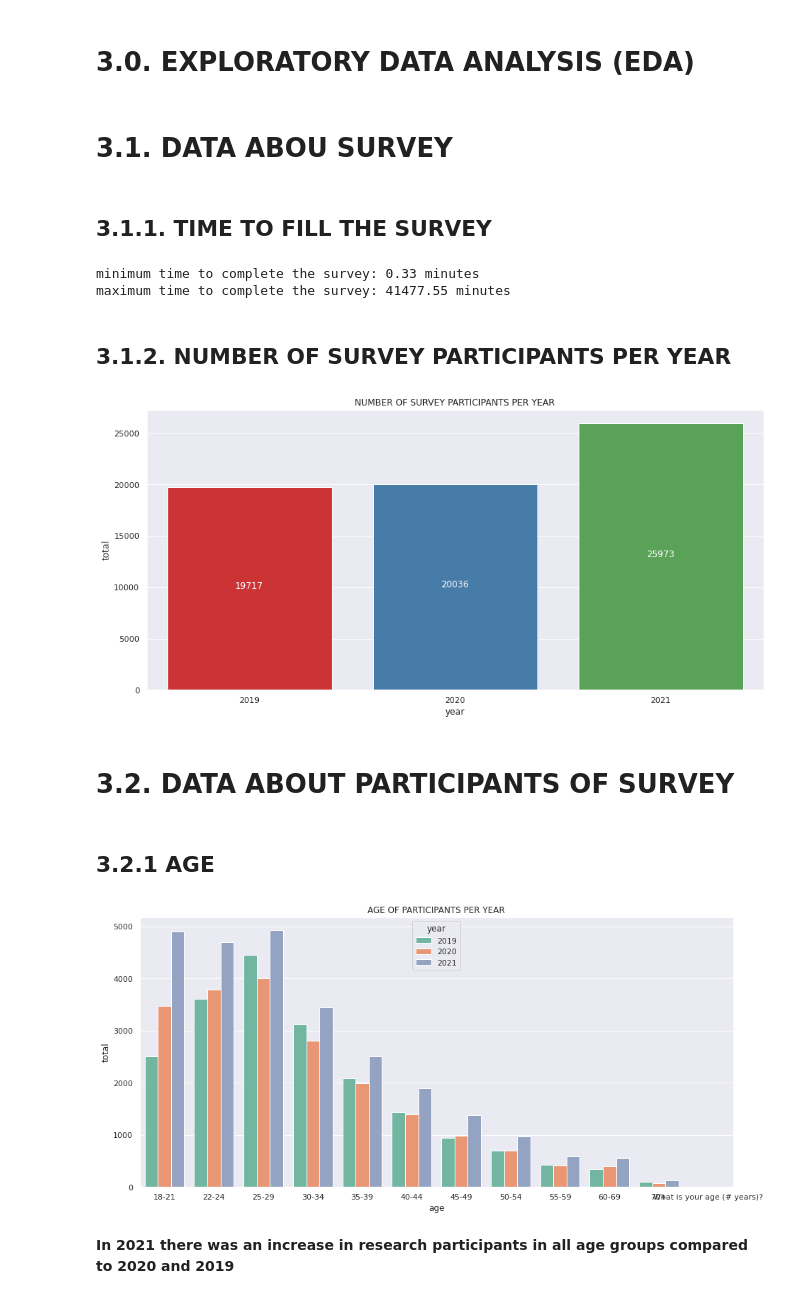
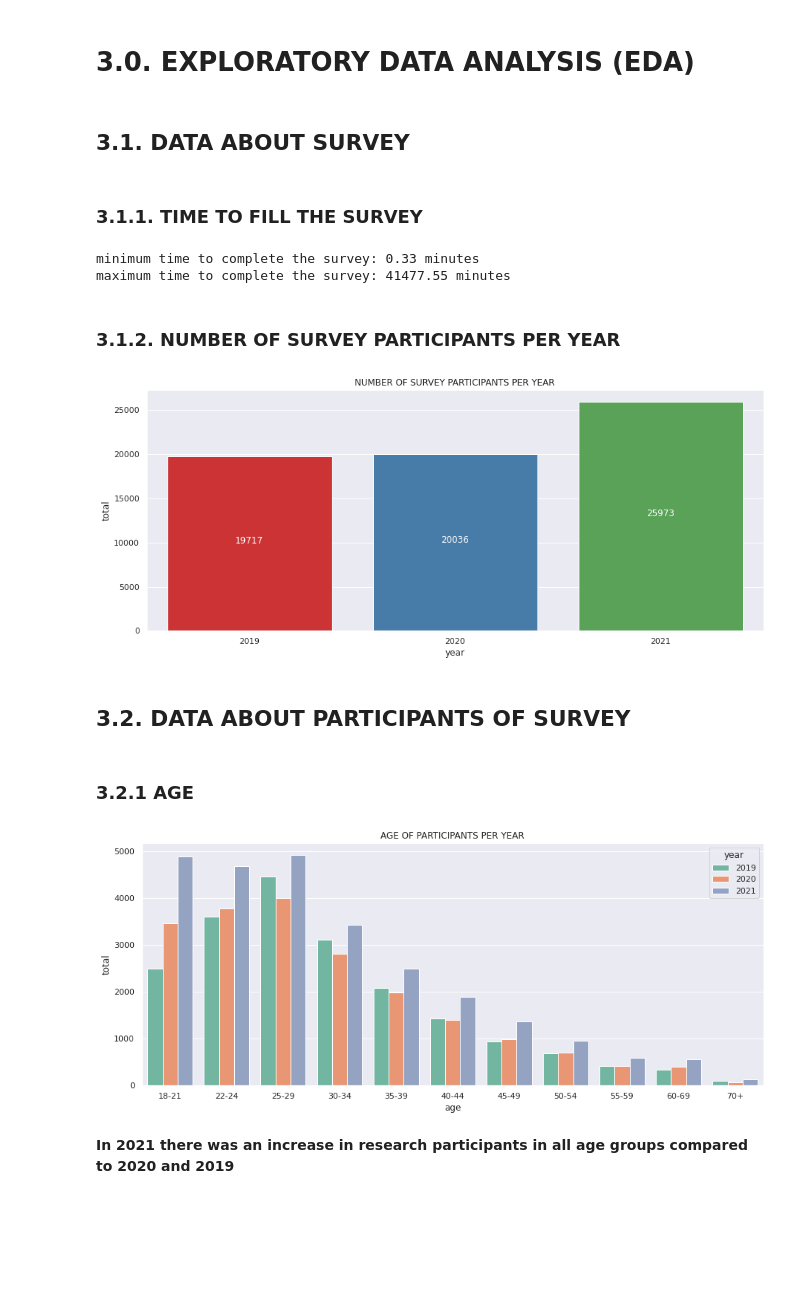
Before and after one commit to Flaviofrc97/DATA-SCIENSE-PROJECTS, a Jupyter notebook: ANALYSIS_OF_THE_LAST_3_KAGGLE_SURVEY.ipynb, the cells around one changed output. Saved outputs shown, nothing was run; the diff lists cells and outputs as text; code cells hidden in the pictures; blank space fills up the shorter version.

```diff
--- a/ANALYSIS_OF_THE_LAST_3_KAGGLE_SURVEY.ipynb
+++ b/ANALYSIS_OF_THE_LAST_3_KAGGLE_SURVEY.ipynb
@@ -55,42 +62,42 @@ df_2020.head(2)
 # **2.0. DATA PREPRECESSING**
 # %%
 # Select just the column that i will use
-df_2019 = df_2019[['Time from Start to Finish (seconds)', 'Q1', 'Q2', 'Q3', 'Q4', 'Q5']]
-df_2020 = df_2020[['Time from Start to Finish (seconds)', 'Q1', 'Q2', 'Q3', 'Q4', 'Q5']]
-df_2021 = df_2021[['Time from Start to Finish (seconds)', 'Q1', 'Q2', 'Q3', 'Q4', 'Q5']]
+df_19 = df_2019[['Time from Start to Finish (seconds)', 'Q1', 'Q2', 'Q3', 'Q4', 'Q5']]
+df_20 = df_2020[['Time from Start to Finish (seconds)', 'Q1', 'Q2', 'Q3', 'Q4', 'Q5']]
+df_21 = df_2021[['Time from Start to Finish (seconds)', 'Q1', 'Q2', 'Q3', 'Q4', 'Q5']]
 
 # rename columns
 
 cols = {'Time from Start to Finish (seconds)':'Time_start_to_finish', 'Q1':'age', 'Q2':'gender', 'Q3':'country_reside',
         'Q4':'formal_education', 'Q5':'title_job', 'Q6':'years_writing_code', }
-df_2019.rename(columns=cols, inplace=True)
+df_19.rename(columns=cols, inplace=True)
 
 cols = {'Time from Start to Finish (seconds)':'Time_start_to_finish', 'Q1':'age', 'Q2':'gender', 'Q3':'country_reside',
         'Q4':'formal_education', 'Q5':'title_job', 'Q6':'years_writing_code', }
-df_2020.rename(columns=cols, inplace=True)
+df_20.rename(columns=cols, inplace=True)
 
 cols = {'Time from Start to Finish (seconds)':'Time_start_to_finish', 'Q1':'age', 'Q2':'gender', 'Q3':'country_reside',
         'Q4':'formal_education', 'Q5':'title_job', 'Q6':'years_writing_code', }
-df_2021.rename(columns=cols, inplace=True)
+df_21.rename(columns=cols, inplace=True)
 
-df_2019.drop(0, axis=0, inplace=True)
-df_2020.drop(0, axis=0, inplace=True)
-df_2021.drop(0, axis=0, inplace=True)
+df_19.drop(0, axis=0, inplace=True)
+df_20.drop(0, axis=0, inplace=True)
+df_21.drop(0, axis=0, inplace=True)
 
 # creare a new column to indentify what year the daset belongs
-df_2019['year'] = '2019'
-df_2020['year'] = '2020'
-df_2021['year'] = '2021'
+df_19['year'] = '2019'
+df_20['year'] = '2020'
+df_21['year'] = '2021'
 
-aux = pd.concat([df_2019, df_2020], ignore_index=True)
-df_all = pd.concat([aux, df_2021], ignore_index=True)
+aux = pd.concat([df_19, df_20], ignore_index=True)
+df_all = pd.concat([aux, df_21], ignore_index=True)
 
-#Change the extense name IRAN and UK
+#Change the extense name
 df_all['country_reside'] = df_all['country_reside'].str.replace('Iran, Islamic Republic of...', 'Iran')
 df_all['country_reside'] = df_all['country_reside'].str.replace('United Kingdom of Great Britain and Northern Ireland', 'United Kingdom')
 df_all['country_reside'] = df_all['country_reside'].replace('Hong Kong (S.A.R.)', 'Hong Kong')
 
-# gender the gender
+# replace the gender
 
 df_all['gender'] = df_all['gender'].str.replace('Female', 'Woman')
 df_all['gender'] = df_all['gender'].str.replace('Male','Man')
@@ -122,9 +129,9 @@ df_all.sample()
 # %% [markdown]
 # **3.0. EXPLORATORY DATA ANALYSIS (EDA)**
 # %% [markdown]
-# **3.1. DATA ABOU SURVEY**
+## **3.1. DATA ABOUT SURVEY**
 # %% [markdown]
-## **3.1.1. TIME TO FILL THE SURVEY**
+### **3.1.1. TIME TO FILL THE SURVEY**
 # %%
 print(f'minimum time to complete the survey: {df_all["Time_start_to_finish"].min()} minutes')
 print(f'maximum time to complete the survey: {df_all["Time_start_to_finish"].max()} minutes')
@@ -132,30 +139,28 @@ print(f'maximum time to complete the survey: {df_all["Time_start_to_finish"].max
 minimum time to complete the survey: 0.33 minutes
 maximum time to complete the survey: 41477.55 minutes
 # %% [markdown]
-## **3.1.2. NUMBER OF SURVEY PARTICIPANTS PER YEAR**
+### **3.1.2. NUMBER OF SURVEY PARTICIPANTS PER YEAR**
 # %%
 df_year = df_all.groupby(['year'], as_index=False)['age'].count().rename( columns = {"age":'total'})
 df_year = pd.DataFrame(df_year)
 # %%
-plt.figure(figsize=(15, 7))
 g = sns.barplot(x='year', y='total', data = df_year, palette='Set1')
 plt.title('NUMBER OF SURVEY PARTICIPANTS PER YEAR')
 get_label(g)
 # %% [output]
-[figure, old version]
+[figure, new version]
 # %% [markdown]
-# **3.2. DATA ABOUT PARTICIPANTS OF SURVEY**
+## **3.2. DATA ABOUT PARTICIPANTS OF SURVEY**
 # %% [markdown]
-## **3.2.1 AGE**
+### **3.2.1 AGE**
 # %%
 df_age = df_all.groupby(['age', 'year'], as_index=False)['gender'].count().rename( columns = {"gender":'total'})
 df_age = pd.DataFrame(df_age)
 # %%
-plt.figure(figsize=(15, 7))
 g = sns.barplot(x='age', y='total', hue='year', data = df_age, palette='Set2')
 plt.title('AGE OF PARTICIPANTS PER YEAR');
 # %% [output]
-[figure, old version]
+[figure, new version]
 # %% [markdown]
 **In 2021 there was an increase in research participants in all age groups compared to 2020 and 2019**
 # %% [markdown]
```
Also changed, not shown: parts of 19 cells of this notebook.
